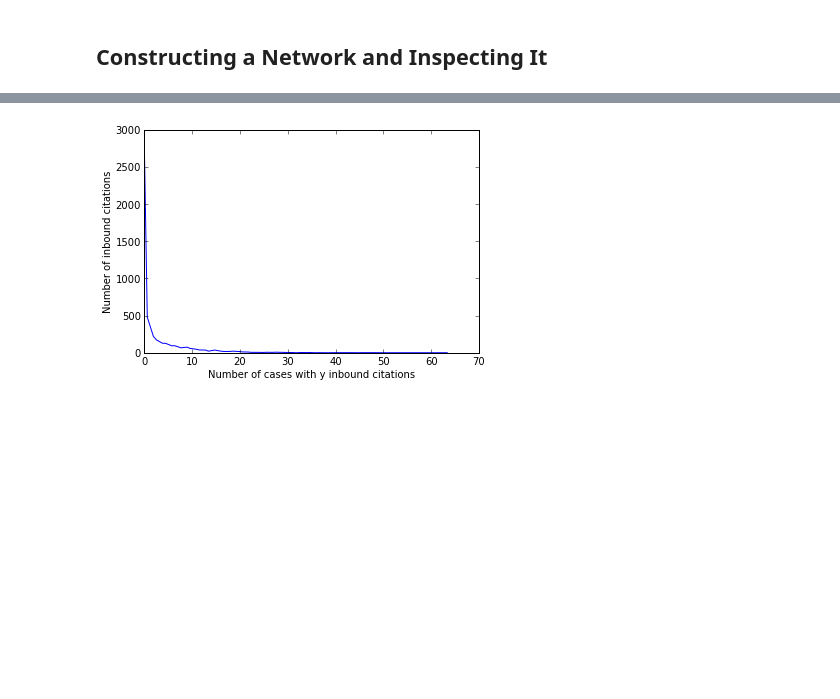
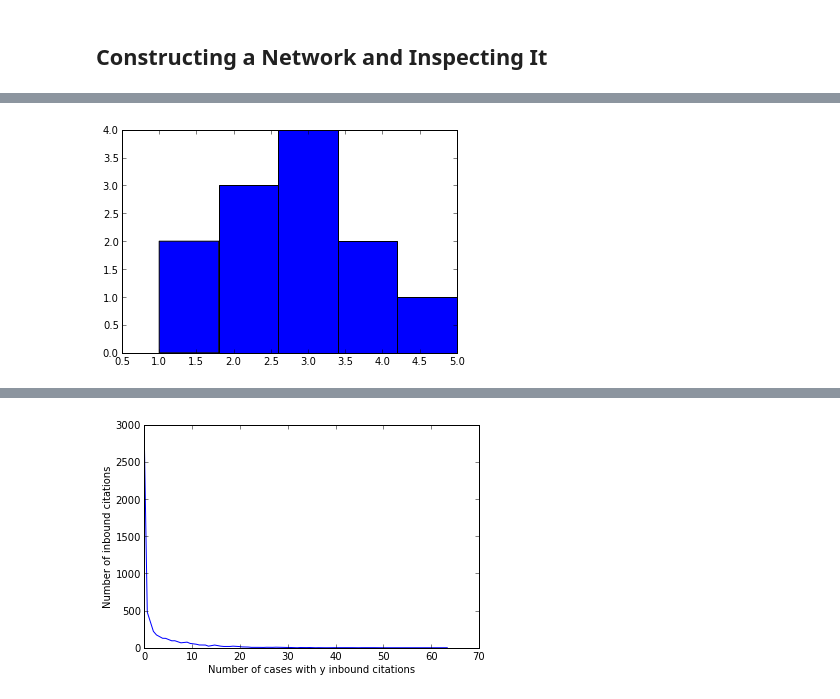
Before and after one commit to twneale/citation-network-analysis, a Jupyter notebook: Citation Network Analysis.ipynb, the cells around one changed output, grey strips where cells are left out. Saved outputs shown, nothing was run; the diff lists cells and outputs as text; code cells hidden in the pictures; blank space fills up the shorter version.

```diff
--- a/Citation Network Analysis.ipynb
+++ b/Citation Network Analysis.ipynb
@@ -175,0 +213,9 @@ Here are a few edges
+# %%
+# Creating a historgram is a one-liner with matplotlib.
+from matplotlib import pyplot as plt
+
+values = [1, 2, 3, 2, 1, 2, 3, 4, 4, 3, 5, 3]
+plt.hist(values, max(values))
+plt.show()
+# %% [output]
+[figure, added]
```
Also changed, not shown: parts of 22 cells of this notebook.
